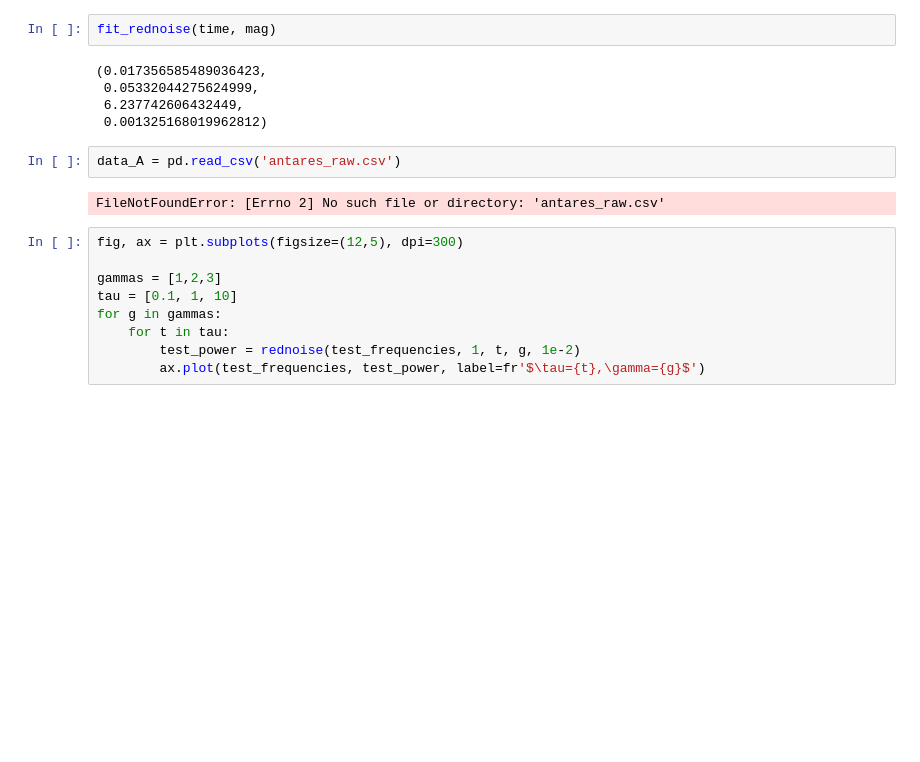
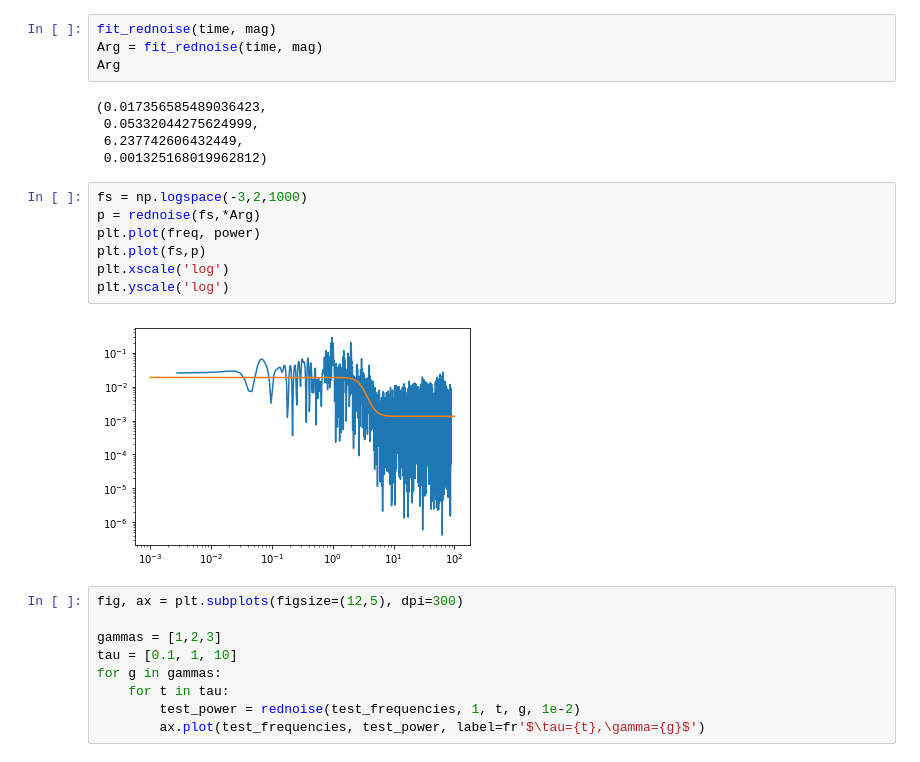
Before and after one commit to Bilsek12/squeegee, a Jupyter notebook: Betelgeuse_Intro.ipynb, the cells around one changed output. Drawn from its saved outputs; the diff is of its cells as text; blank space fills up the shorter version.

```diff
--- a/Betelgeuse_Intro.ipynb
+++ b/Betelgeuse_Intro.ipynb
@@ -165,15 +167,22 @@ def fit_rednoise(time, mag):
     return alpha0, tau, gamma, alphaw
 # %%
 fit_rednoise(time, mag)
+Arg = fit_rednoise(time, mag)
+Arg
 # %% [output]
 (0.017356585489036423,
  0.05332044275624999,
  6.237742606432449,
  0.001325168019962812)
-# %%
-data_A = pd.read_csv('antares_raw.csv')
-# %% [output]
-FileNotFoundError: [Errno 2] No such file or directory: 'antares_raw.csv'
+# %%
+fs = np.logspace(-3,2,1000)
+p = rednoise(fs,*Arg)
+plt.plot(freq, power)
+plt.plot(fs,p)
+plt.xscale('log')
+plt.yscale('log')
+# %% [output]
+[figure, added]
 # %%
 fig, ax = plt.subplots(figsize=(12,5), dpi=300)
 
```
Also changed, not shown: parts of 1 cell of this notebook, 1 other file.
